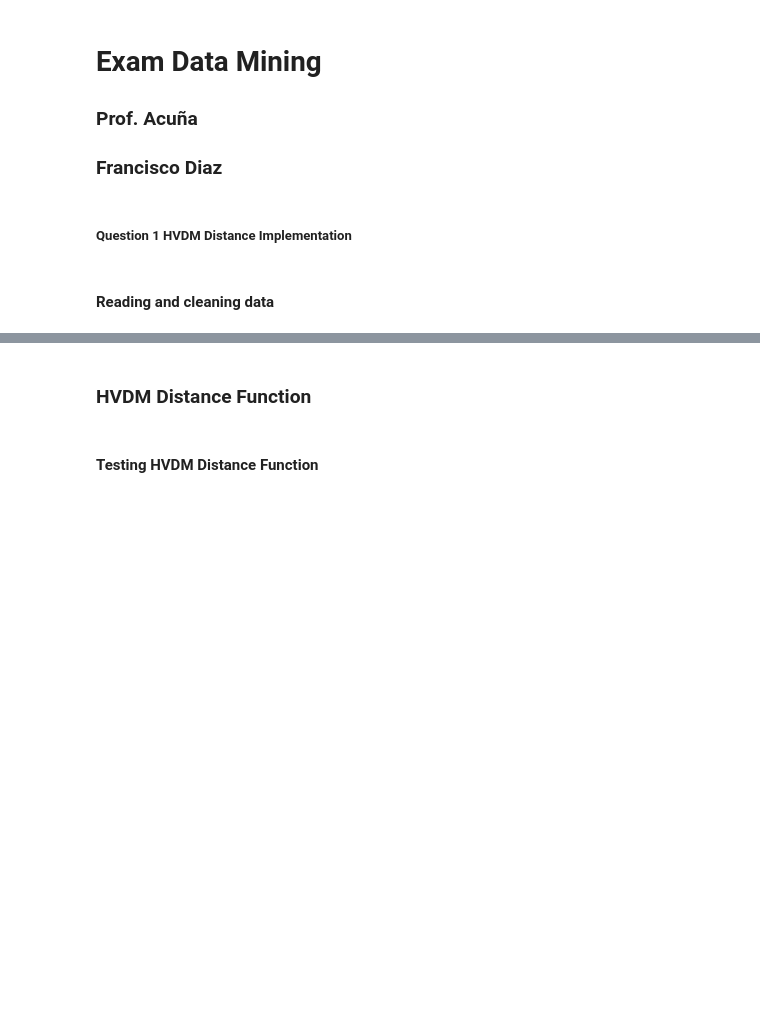
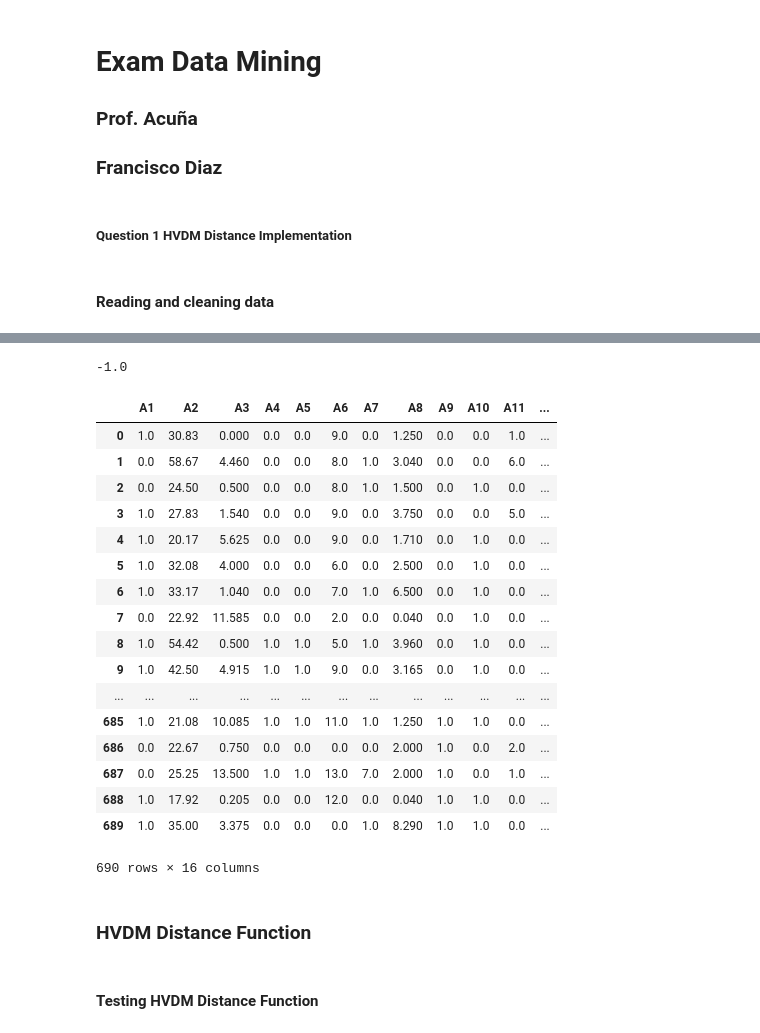
Before and after one commit to fdrio/Data_Mining, a Jupyter notebook: Exam/Exam.ipynb, the cells around one changed output, grey strips where cells are left out. Cells and saved outputs as stored; diff of their text form; code cells hidden in the pictures; blank space fills up the shorter version.

```diff
--- a/Exam/Exam.ipynb
+++ b/Exam/Exam.ipynb
@@ -61,3 +53,54 @@ flagdf.head()
+# %%
+# Cleaning
+dA1 ={"a":0,"b":1,"?":np.nan}
+dA4={'u':0, 'y':1, 'l':2, 't':3,'?':np.nan}
+dA5={"g":0, "p":1, "gg":2,"?":np.nan}
+dA6={"c":0, "d":1, "cc":2, "i":3, "j":4, "k":5, "m":6, "r":7, "q":8, "w":9, "x":10, "e":11, "aa":12, "ff":13,"?":np.nan}
+dA7={"v":0, "h":1, "bb":2, "j":3, "n":4, "z":5, "dd":6, "ff":7, "o":8,"?":np.nan}
+dA9={"t":0, "f":1,"?":np.nan}
+dA10={"t":0, "f":1,"?":np.nan}
+dA12={"t":0, "f":1,"?":np.nan}
+dA13={"g":0, "p":1, "s":2,"?":np.nan}
+dA16={"+":1,"-":0,"?":np.nan}         #(class attribute)
+
+
+crxdf["A1"]=crxdf["A1"].map(dA1)
+crxdf["A4"]=crxdf["A4"].map(dA4)
+crxdf["A5"]=crxdf["A5"].map(dA5)
+crxdf["A6"]=crxdf["A6"].map(dA6)
+crxdf["A7"]=crxdf["A7"].map(dA7)
+crxdf["A9"]=crxdf["A9"].map(dA9)
+crxdf["A10"]=crxdf["A10"].map(dA10)
+crxdf["A12"]=crxdf["A12"].map(dA12)
+crxdf["A13"]=crxdf["A13"].map(dA13)
+crxdf["A16"]=crxdf["A16"].map(dA16)
+# %%
+crxdf = crxdf.replace("?",np.nan) # replacing missing values
+crxdf = crxdf.fillna("-1")#
+crxdf=crxdf.astype(float)
+crxdf = crxdf.replace(-1.0,crxdf.median(axis=1))
+print(crxdf["A1"][673])
+crxdf
+# %% [output]
+-1.0
+|  | A1 | A2 | A3 | A4 | A5 | A6 | A7 | A8 | A9 | A10 | A11 | ... |
+| 0 | 1.0 | 30.83 | 0.000 | 0.0 | 0.0 | 9.0 | 0.0 | 1.250 | 0.0 | 0.0 | 1.0 | ... |
+| 1 | 0.0 | 58.67 | 4.460 | 0.0 | 0.0 | 8.0 | 1.0 | 3.040 | 0.0 | 0.0 | 6.0 | ... |
+| 2 | 0.0 | 24.50 | 0.500 | 0.0 | 0.0 | 8.0 | 1.0 | 1.500 | 0.0 | 1.0 | 0.0 | ... |
+| 3 | 1.0 | 27.83 | 1.540 | 0.0 | 0.0 | 9.0 | 0.0 | 3.750 | 0.0 | 0.0 | 5.0 | ... |
+| 4 | 1.0 | 20.17 | 5.625 | 0.0 | 0.0 | 9.0 | 0.0 | 1.710 | 0.0 | 1.0 | 0.0 | ... |
+| 5 | 1.0 | 32.08 | 4.000 | 0.0 | 0.0 | 6.0 | 0.0 | 2.500 | 0.0 | 1.0 | 0.0 | ... |
+| 6 | 1.0 | 33.17 | 1.040 | 0.0 | 0.0 | 7.0 | 1.0 | 6.500 | 0.0 | 1.0 | 0.0 | ... |
+| 7 | 0.0 | 22.92 | 11.585 | 0.0 | 0.0 | 2.0 | 0.0 | 0.040 | 0.0 | 1.0 | 0.0 | ... |
+| 8 | 1.0 | 54.42 | 0.500 | 1.0 | 1.0 | 5.0 | 1.0 | 3.960 | 0.0 | 1.0 | 0.0 | ... |
+| 9 | 1.0 | 42.50 | 4.915 | 1.0 | 1.0 | 9.0 | 0.0 | 3.165 | 0.0 | 1.0 | 0.0 | ... |
+| ... | ... | ... | ... | ... | ... | ... | ... | ... | ... | ... | ... | ... |
+| 685 | 1.0 | 21.08 | 10.085 | 1.0 | 1.0 | 11.0 | 1.0 | 1.250 | 1.0 | 1.0 | 0.0 | ... |
+| 686 | 0.0 | 22.67 | 0.750 | 0.0 | 0.0 | 0.0 | 0.0 | 2.000 | 1.0 | 0.0 | 2.0 | ... |
+| 687 | 0.0 | 25.25 | 13.500 | 1.0 | 1.0 | 13.0 | 7.0 | 2.000 | 1.0 | 0.0 | 1.0 | ... |
+| 688 | 1.0 | 17.92 | 0.205 | 0.0 | 0.0 | 12.0 | 0.0 | 0.040 | 1.0 | 1.0 | 0.0 | ... |
+| 689 | 1.0 | 35.00 | 3.375 | 0.0 | 0.0 | 0.0 | 1.0 | 8.290 | 1.0 | 1.0 | 0.0 | ... |
+690 rows × 16 columns
 # %% [markdown]
 ### HVDM Distance Function
 # %%
```
Also changed, not shown: parts of 30 cells of this notebook, 3 other files.
